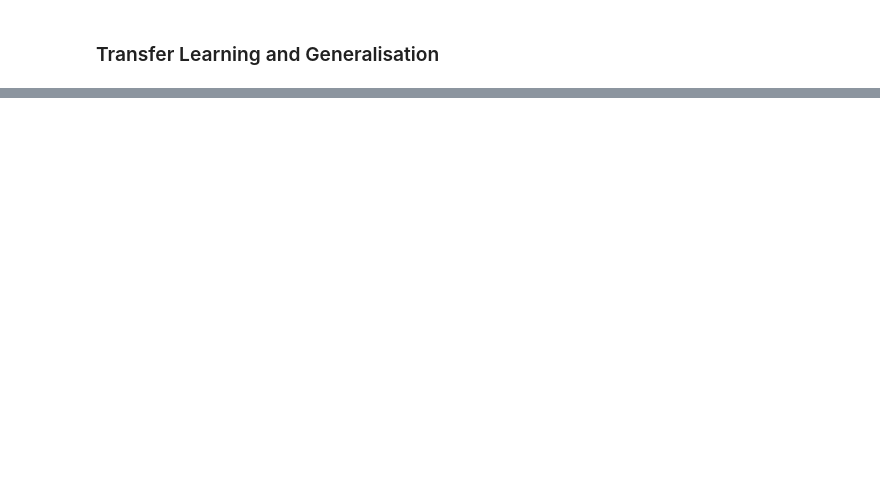
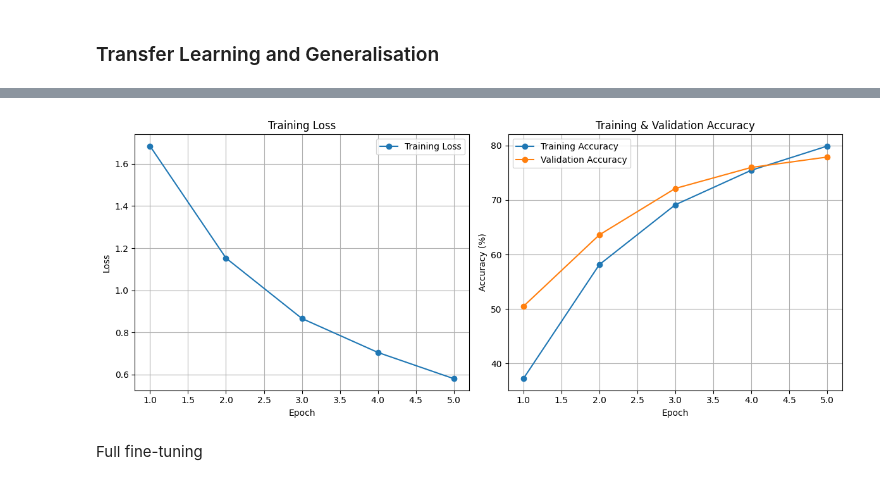
Before and after one commit to HaiderDawoodKhan/ATML-PA0, a Jupyter notebook: task1.ipynb, the cells around one changed output, grey strips where cells are left out. Drawn from its saved outputs; the diff is of its cells as text; code cells hidden in the pictures; blank space fills up the shorter version.

```diff
--- a/task1.ipynb
+++ b/task1.ipynb
@@ -559,0 +393,30 @@ if __name__ == "__main__":
+# %%
+training_losses = [1.6845, 1.1528, 0.8659, 0.7048, 0.5802]
+training_accuracies = [37.22, 58.14, 69.12, 75.45, 79.89]
+validation_accuracies = [50.48, 63.60, 72.12, 75.97, 77.88]
+
+fig, axs = plt.subplots(1, 2, figsize=(12, 5))
+
+# Plot training loss
+axs[0].plot(range(1, num_epochs + 1), training_losses, marker='o', label='Training Loss')
+axs[0].set_xlabel('Epoch')
+axs[0].set_ylabel('Loss')
+axs[0].set_title('Training Loss')
+axs[0].grid(True)
+axs[0].legend()
+
+# Plot accuracies
+axs[1].plot(range(1, num_epochs + 1), training_accuracies, marker='o', label='Training Accuracy')
+axs[1].plot(range(1, num_epochs + 1), validation_accuracies, marker='o', label='Validation Accuracy')
+axs[1].set_xlabel('Epoch')
+axs[1].set_ylabel('Accuracy (%)')
+axs[1].set_title('Training & Validation Accuracy')
+axs[1].grid(True)
+axs[1].legend()
+
+plt.tight_layout()
+plt.show()
+# %% [output]
+[figure, added]
+# %% [markdown]
+Full fine-tuning
```
Also changed, not shown: parts of 7 cells of this notebook, 4 other files.
